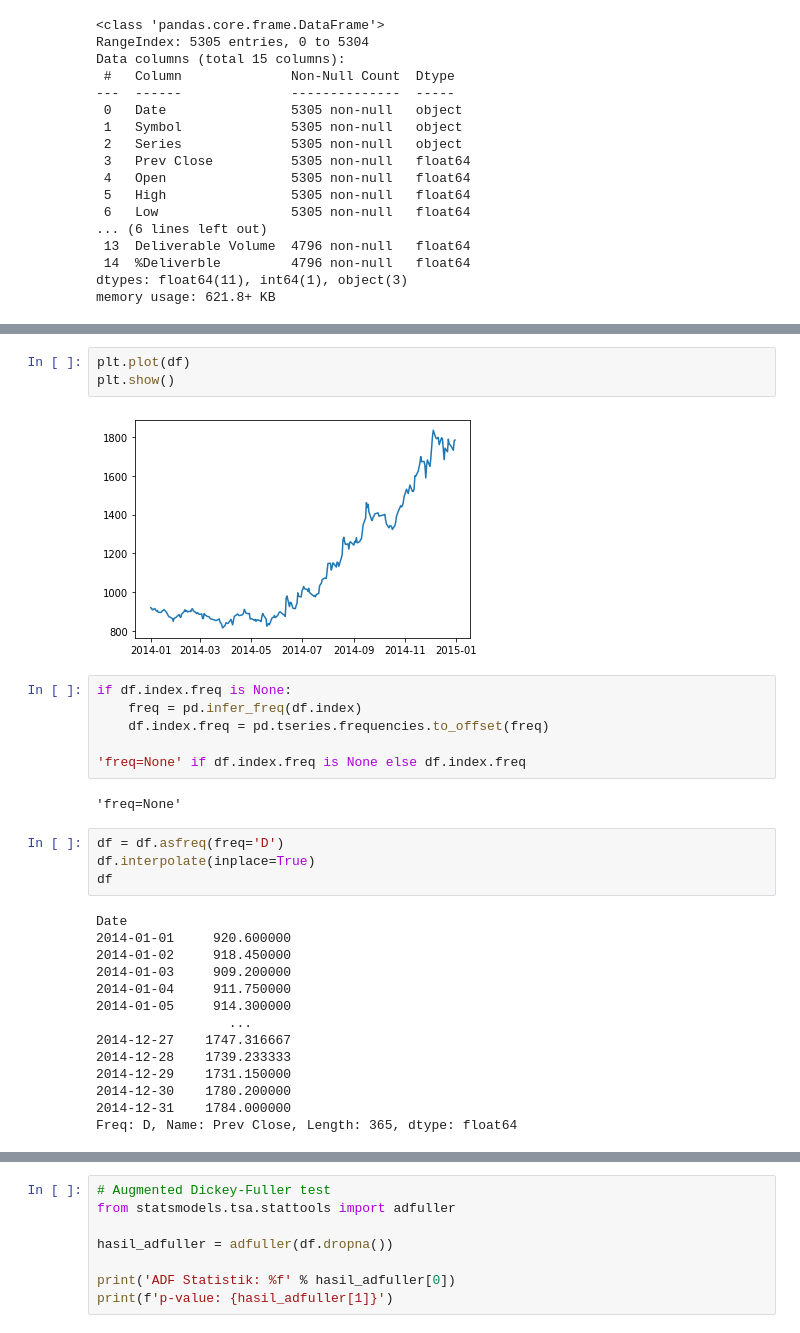
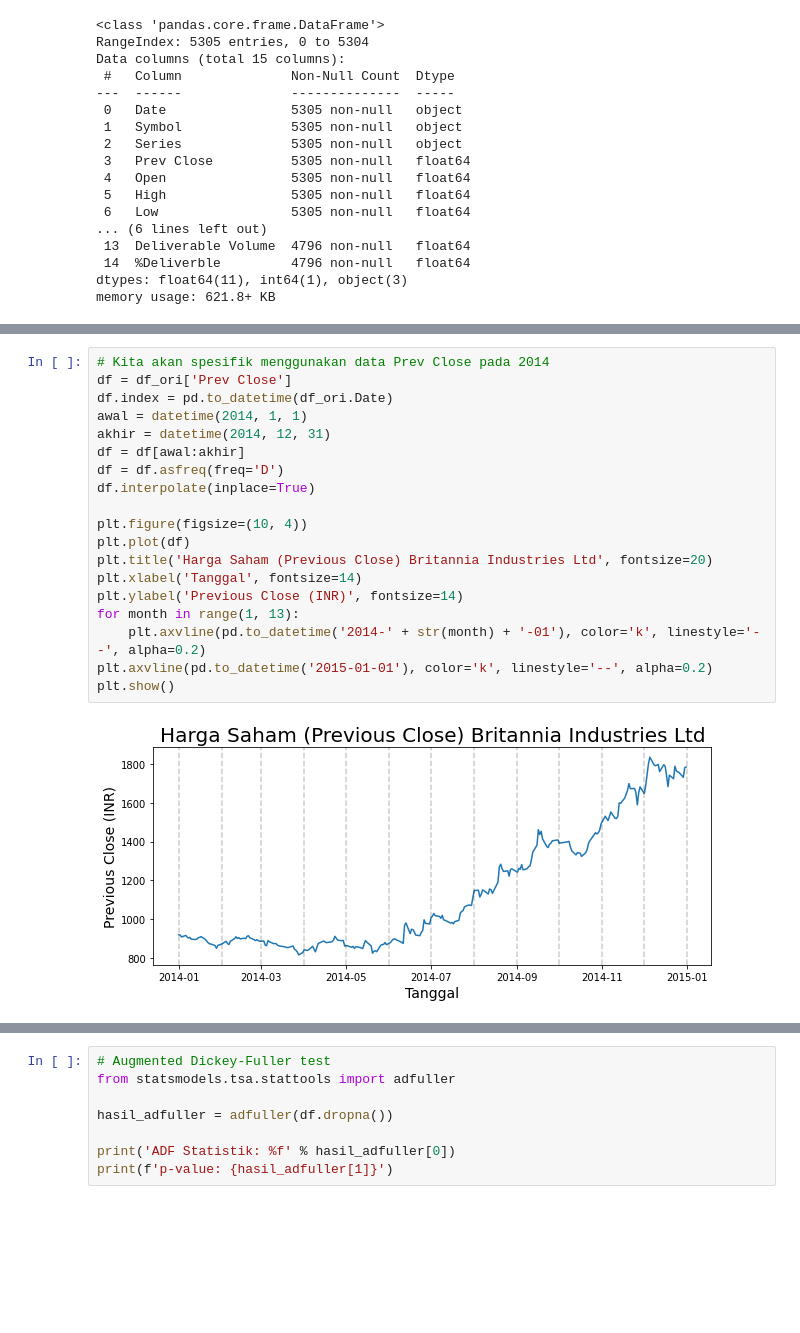
Before and after one commit to iddzzz/stock-price-prediction, a Jupyter notebook: britannia-stock-price-prediction.ipynb, the cells around one changed output, grey strips where cells are left out. Saved outputs shown, nothing was run; the diff lists cells and outputs as text; blank space fills up the shorter version.

```diff
--- a/britannia-stock-price-prediction.ipynb
+++ b/britannia-stock-price-prediction.ipynb
@@ -72,31 +50,21 @@ Name: Prev Close, Length: 244, dtype: float64
-# %%
-plt.plot(df)
-plt.show()
-# %% [output]
-[figure, removed]
-# %%
-if df.index.freq is None:
-    freq = pd.infer_freq(df.index)
-    df.index.freq = pd.tseries.frequencies.to_offset(freq)
-
-'freq=None' if df.index.freq is None else df.index.freq
-# %% [output]
-'freq=None'
-# %%
-df = df.asfreq(freq='D')
-df.interpolate(inplace=True)
-df
-# %% [output]
-Date
-2014-01-01     920.600000
-2014-01-02     918.450000
-2014-01-03     909.200000
-2014-01-04     911.750000
-2014-01-05     914.300000
-                 ...
-2014-12-27    1747.316667
-2014-12-28    1739.233333
-2014-12-29    1731.150000
-2014-12-30    1780.200000
-2014-12-31    1784.000000
-Freq: D, Name: Prev Close, Length: 365, dtype: float64
+# %%
+# Kita akan spesifik menggunakan data Prev Close pada 2014
+df = df_ori['Prev Close']
+df.index = pd.to_datetime(df_ori.Date)
+awal = datetime(2014, 1, 1)
+akhir = datetime(2014, 12, 31)
+df = df[awal:akhir]
+df = df.asfreq(freq='D')
+df.interpolate(inplace=True)
+
+plt.figure(figsize=(10, 4))
+plt.plot(df)
+plt.title('Harga Saham (Previous Close) Britannia Industries Ltd', fontsize=20)
+plt.xlabel('Tanggal', fontsize=14)
+plt.ylabel('Previous Close (INR)', fontsize=14)
+for month in range(1, 13):
+    plt.axvline(pd.to_datetime('2014-' + str(month) + '-01'), color='k', linestyle='--', alpha=0.2)
+plt.axvline(pd.to_datetime('2015-01-01'), color='k', linestyle='--', alpha=0.2)
+plt.show()
+# %% [output]
+[figure, added]
```
Also changed, not shown: parts of 70 cells of this notebook, 3 other files.
